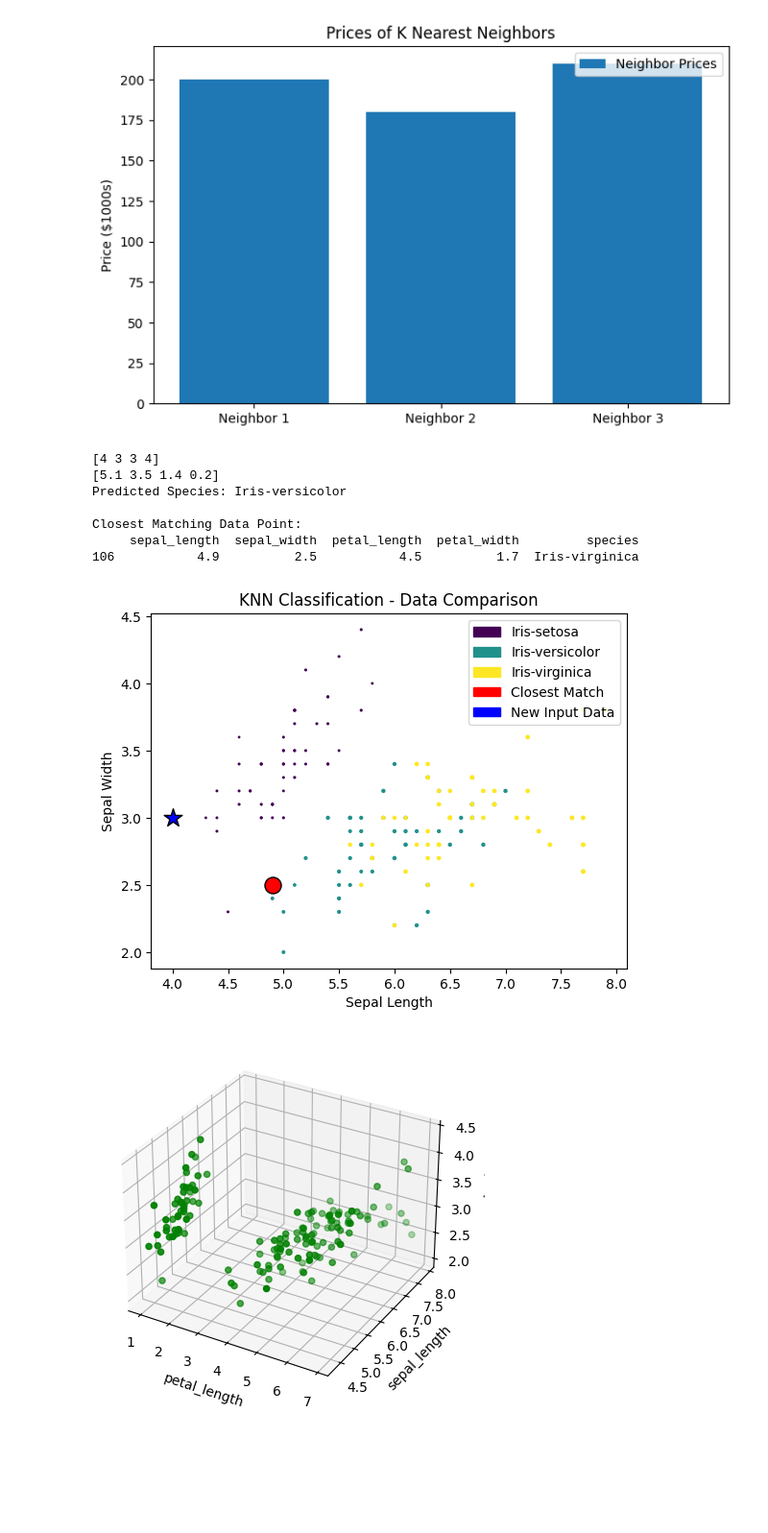
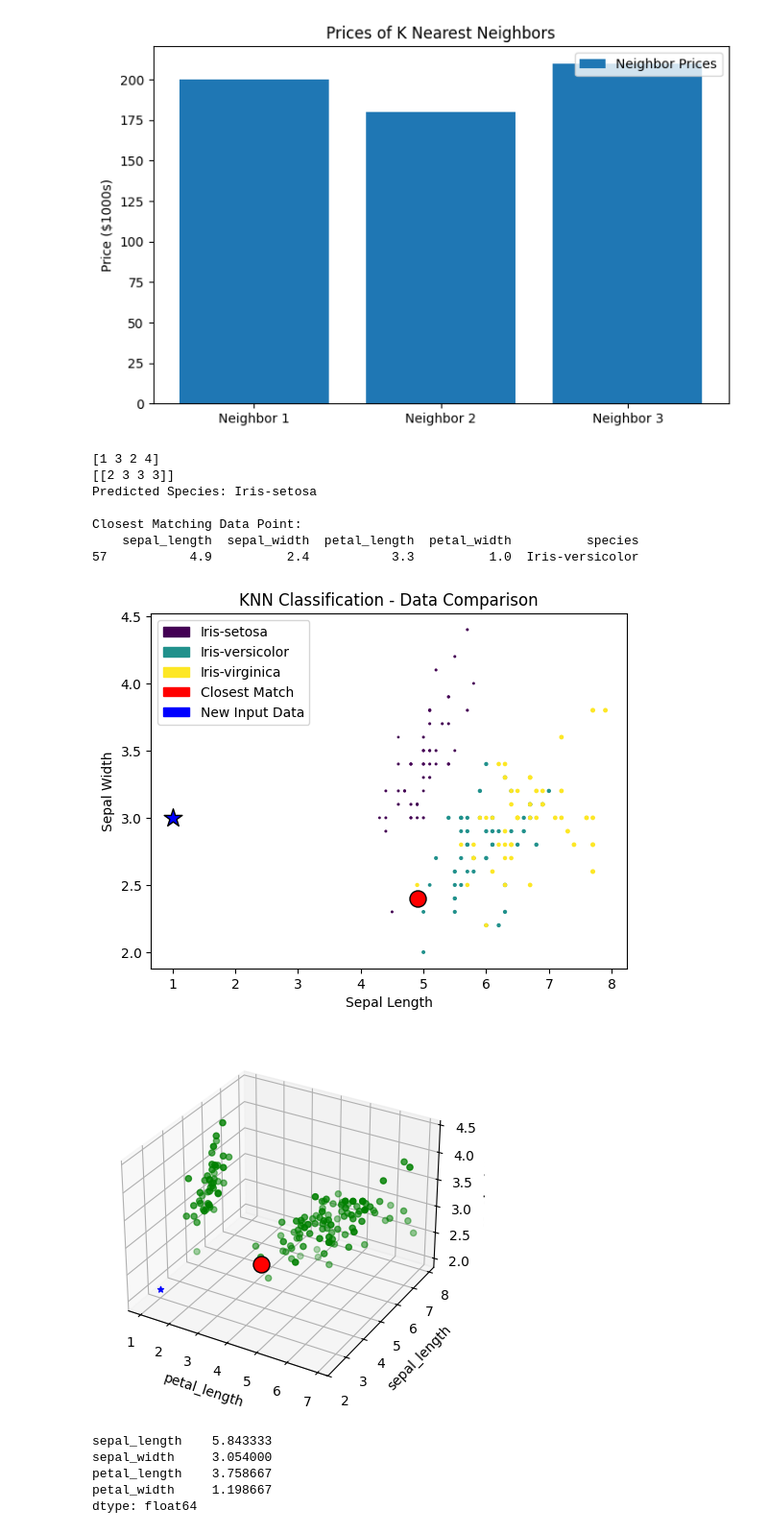
Before and after one commit to Dhusnic/Code_For_Tutorials, a Jupyter notebook: Machine Learning/Supervised Learning/Classification/KNN.ipynb, the cells around one changed output. Shown at 96% size. Drawn from its saved outputs; the diff is of its cells as text; code cells hidden in the pictures; blank space fills up the shorter version.

```diff
--- a/Machine Learning/Supervised Learning/Classification/KNN.ipynb
+++ b/Machine Learning/Supervised Learning/Classification/KNN.ipynb
@@ -213,7 +213,7 @@ df['species_encoded'] = pd.Categorical(df['species']).codes
 
 randomIntArray2=np.random.randint(1,5,size=(1,4))
 # Input data for prediction
-input_data = np.array([5.1, 3.5, 1.4, 0.2])  # New data point
+input_data = np.random.randint(2, 4, size=(1, 4))  # New data point
 print(randomIntArray2[0])
 print(input_data)
 input_data = randomIntArray2[0]
@@ -242,37 +242,48 @@ plt.scatter(closest_match['sepal_length'], closest_match['sepal_width'], color='
 plt.scatter(input_data[0], input_data[1], color='blue', edgecolors='black', s=200, marker='*', label="New Input Data")
 
 # Create a legend mapping species names to colors
 species_names = df['species'].unique()
 legend_patches = [mpatches.Patch(color=scatter.cmap(scatter.norm(i)), label=species) for i, species in enumerate(species_names)]
 
 plt.xlabel('Sepal Length')
 plt.ylabel('Sepal Width')
 plt.title('KNN Classification - Data Comparison')
 
 # Add legend to the plot
 plt.legend(handles=legend_patches + [mpatches.Patch(color='red', label="Closest Match"), mpatches.Patch(color='blue', label="New Input Data")])
 
 # Add color bar for reference
 # plt.colorbar(label="Species Encoding")
 
 # Show plot
 plt.show()
 
 
 fig=plt.figure()
 ax=fig.add_subplot(111,projection='3d')
 ax.scatter(df['petal_length'],df['sepal_length'],df['sepal_width'],color='green')
+ax.scatter(closest_match['sepal_length'], closest_match['sepal_width'],closest_match['petal_length'], color='red', edgecolors='black', s=150, label="Closest Match")
+ax.scatter(input_data[0],input_data[1],input_data[2],color='blue',marker="*")
 ax.set_xlabel("petal_length")
 ax.set_ylabel('sepal_length')
 ax.set_zlabel('sepal_width')
 plt.show()
+
+b=['sepal_length','sepal_width','petal_length','petal_width']
+a=df[b].mean()
+print(a)
 # %% [output]
-[4 3 3 4]
-[5.1 3.5 1.4 0.2]
-Predicted Species: Iris-versicolor
+[1 3 2 4]
+[[2 3 3 3]]
+Predicted Species: Iris-setosa
 
 Closest Matching Data Point:
-     sepal_length  sepal_width  petal_length  petal_width         species
-106           4.9          2.5           4.5          1.7  Iris-virginica
+    sepal_length  sepal_width  petal_length  petal_width          species
+57           4.9          2.4           3.3          1.0  Iris-versicolor
-[figure, old version]
+[figure, new version]
-[figure, old version]
+[figure, new version]
+sepal_length    5.843333
+sepal_width     3.054000
+petal_length    3.758667
+petal_width     1.198667
+dtype: float64
```
Also changed, not shown: 1 other file.
